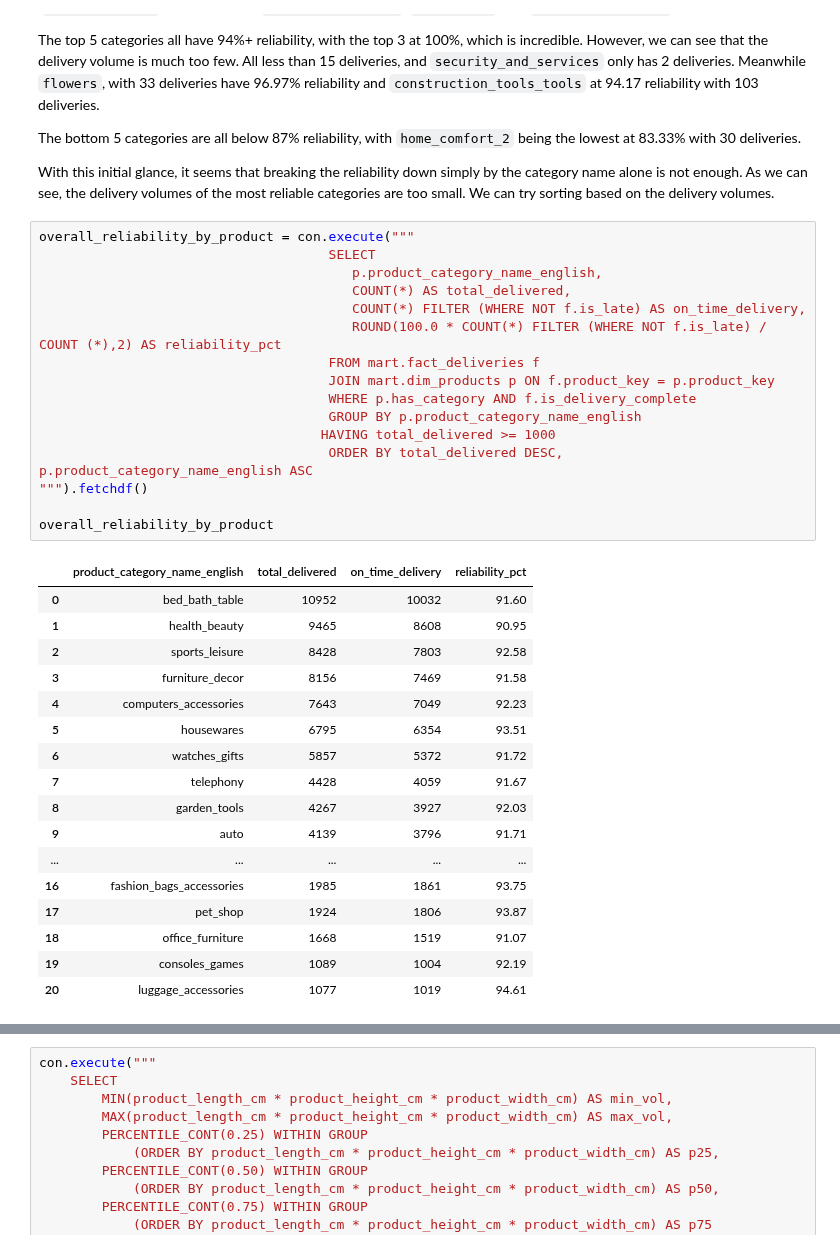
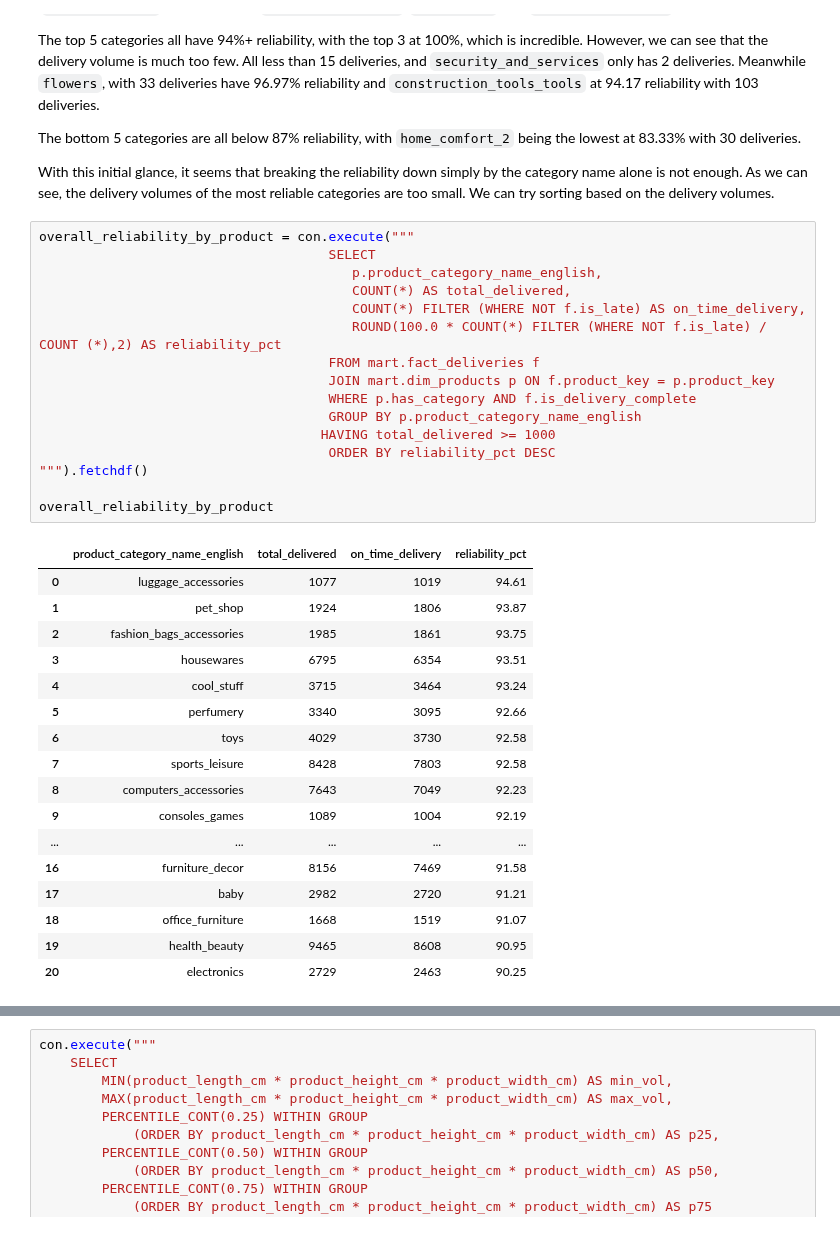
Before and after one commit to jyovian/olist-logistics-analysis, a Jupyter notebook: notebooks/03_analysis.ipynb, the cells around one changed output, grey strips where cells are left out. Cells and saved outputs as stored; diff of their text form.

```diff
--- a/notebooks/03_analysis.ipynb
+++ b/notebooks/03_analysis.ipynb
@@ -247,35 +247,35 @@ With this initial glance, it seems that breaking the reliability down simply by
 # %%
 overall_reliability_by_product = con.execute("""
                                      SELECT
                                         p.product_category_name_english,
                                         COUNT(*) AS total_delivered,
                                         COUNT(*) FILTER (WHERE NOT f.is_late) AS on_time_delivery,
                                         ROUND(100.0 * COUNT(*) FILTER (WHERE NOT f.is_late) / COUNT (*),2) AS reliability_pct
                                      FROM mart.fact_deliveries f
                                      JOIN mart.dim_products p ON f.product_key = p.product_key
                                      WHERE p.has_category AND f.is_delivery_complete
                                      GROUP BY p.product_category_name_english
                                     HAVING total_delivered >= 1000
-                                     ORDER BY total_delivered DESC, p.product_category_name_english ASC
+                                     ORDER BY reliability_pct DESC
 """).fetchdf()
 
 overall_reliability_by_product
 # %% [output]
 |  | product_category_name_english | total_delivered | on_time_delivery | reliability_pct |
-| 0 | bed_bath_table | 10952 | 10032 | 91.60 |
-| 1 | health_beauty | 9465 | 8608 | 90.95 |
-| 2 | sports_leisure | 8428 | 7803 | 92.58 |
-| 3 | furniture_decor | 8156 | 7469 | 91.58 |
-| 4 | computers_accessories | 7643 | 7049 | 92.23 |
-| 5 | housewares | 6795 | 6354 | 93.51 |
-| 6 | watches_gifts | 5857 | 5372 | 91.72 |
-| 7 | telephony | 4428 | 4059 | 91.67 |
-| 8 | garden_tools | 4267 | 3927 | 92.03 |
-| 9 | auto | 4139 | 3796 | 91.71 |
+| 0 | luggage_accessories | 1077 | 1019 | 94.61 |
+| 1 | pet_shop | 1924 | 1806 | 93.87 |
+| 2 | fashion_bags_accessories | 1985 | 1861 | 93.75 |
+| 3 | housewares | 6795 | 6354 | 93.51 |
+| 4 | cool_stuff | 3715 | 3464 | 93.24 |
+| 5 | perfumery | 3340 | 3095 | 92.66 |
+| 6 | toys | 4029 | 3730 | 92.58 |
+| 7 | sports_leisure | 8428 | 7803 | 92.58 |
+| 8 | computers_accessories | 7643 | 7049 | 92.23 |
+| 9 | consoles_games | 1089 | 1004 | 92.19 |
 | ... | ... | ... | ... | ... |
-| 16 | fashion_bags_accessories | 1985 | 1861 | 93.75 |
-| 17 | pet_shop | 1924 | 1806 | 93.87 |
+| 16 | furniture_decor | 8156 | 7469 | 91.58 |
+| 17 | baby | 2982 | 2720 | 91.21 |
 | 18 | office_furniture | 1668 | 1519 | 91.07 |
-| 19 | consoles_games | 1089 | 1004 | 92.19 |
-| 20 | luggage_accessories | 1077 | 1019 | 94.61 |
+| 19 | health_beauty | 9465 | 8608 | 90.95 |
+| 20 | electronics | 2729 | 2463 | 90.25 |
 # %% [markdown]
```
Also changed, not shown: parts of 3 cells of this notebook.
